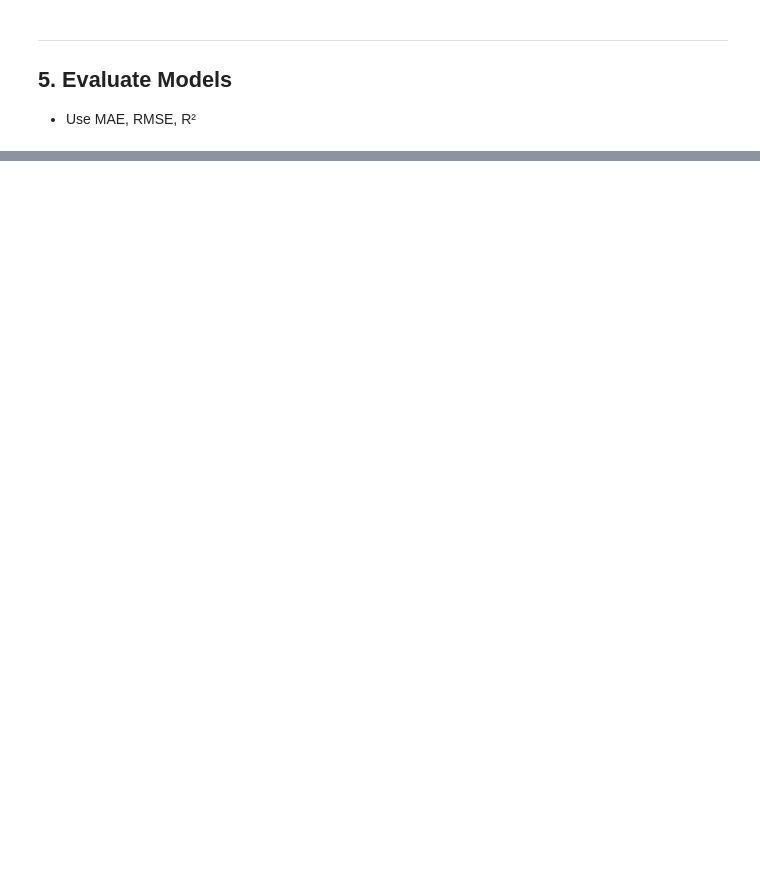
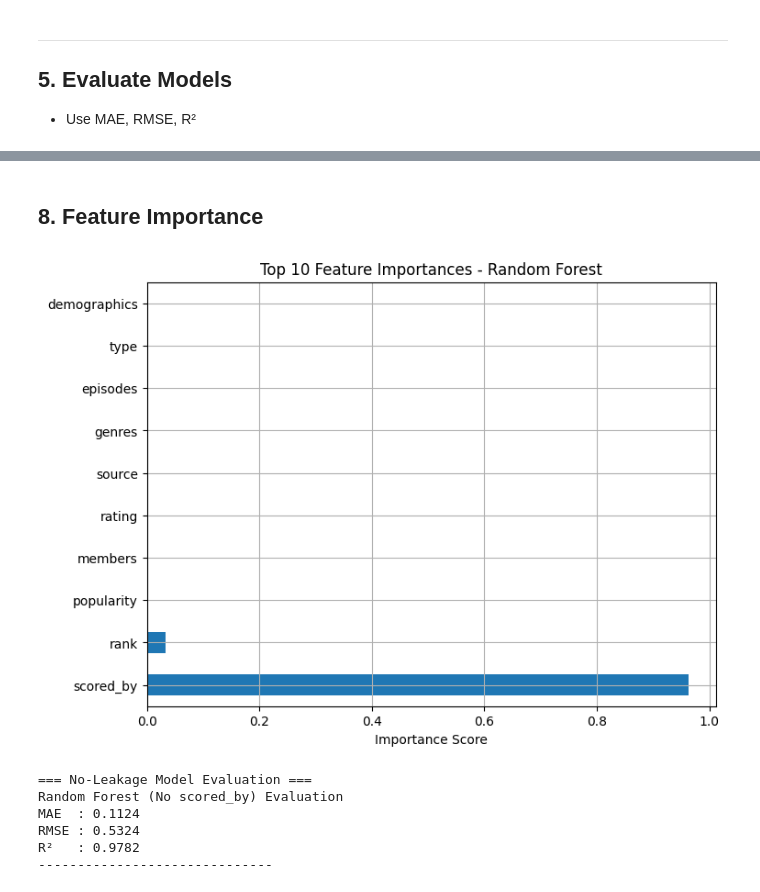
Before and after one commit to MIAR-Riza27/anime-rating-predictor, a Jupyter notebook: notebooks/02-modeling.ipynb, the cells around one changed output, grey strips where cells are left out. Cells and saved outputs as stored; diff of their text form; code cells hidden in the pictures; blank space fills up the shorter version.

```diff
--- a/notebooks/02-modeling.ipynb
+++ b/notebooks/02-modeling.ipynb
@@ -170,0 +220,69 @@ Testing RMSE : 0.1830
+# %% [markdown]
+## 8. Feature Importance
+# %%
+import seaborn as sns
+
+# Feature Importance
+rf_model = pipeline_rf.named_steps["regressor"]
+
+# Get feature names after transformation
+cat_encoder = pipeline_rf.named_steps["preprocessor"].named_transformers_["cat"].named_steps["encoder"]
+cat_feature_names = cat_encoder.get_feature_names_out(categorical_cols)
+feature_names = list(numeric_cols) + list(cat_feature_names)
+
+importances = rf_model.feature_importances_
+feat_importance = pd.Series(importances, index=feature_names)
+
+# Plot
+plt.figure(figsize=(8, 6))
+feat_importance.nlargest(10).plot(kind='barh')
+plt.title("Top 10 Feature Importances - Random Forest")
+plt.xlabel("Importance Score")
+plt.grid(True)
+plt.show()
+# %% [output]
+[figure, added]
+# %%
+# Remove 'scored_by' column for no-leakage model
+numeric_cols_nl = [col for col in numeric_cols if col != "scored_by"]
+
+# Preprocessing for no-leakage model
+categorical_transformer_nl = Pipeline(steps=[
+    ("imputer", SimpleImputer(strategy="most_frequent")),
+    ("encoder", OrdinalEncoder(handle_unknown="use_encoded_value", unknown_value=-1))
+])
+
+numeric_transformer_nl = Pipeline(steps=[
+    ("imputer", SimpleImputer(strategy="mean")),
+    ("scaler", StandardScaler())
+])
+
+preprocessor_nl = ColumnTransformer(
+    transformers=[
+        ("num", numeric_transformer_nl, numeric_cols_nl),
+        ("cat", categorical_transformer_nl, categorical_cols)
+    ]
+)
+
+# Pipelines for no-leakage model
+pipeline_rf_nl = Pipeline([
+    ("preprocessor", preprocessor_nl),
+    ("regressor", RandomForestRegressor(random_state=42))
+])
+# Fit no-leakage model
+X_noleak = X.drop(columns=["scored_by"])
+X_train_nl, X_test_nl, y_train_nl, y_test_nl = train_test_split(X_noleak, y, test_size=0.2, random_state=42)
+
+pipeline_rf_nl.fit(X_train_nl, y_train_nl)
+y_pred_rf_nl = pipeline_rf_nl.predict(X_test_nl)
+
+# Evaluate no-leakage model
+print("=== No-Leakage Model Evaluation ===")
+evaluate_model("Random Forest (No scored_by)", y_test_nl, y_pred_rf_nl)
+# %% [output]
+=== No-Leakage Model Evaluation ===
+Random Forest (No scored_by) Evaluation
+MAE  : 0.1124
+RMSE : 0.5324
+R²   : 0.9782
+------------------------------
```
Also changed, not shown: parts of 6 cells of this notebook.
